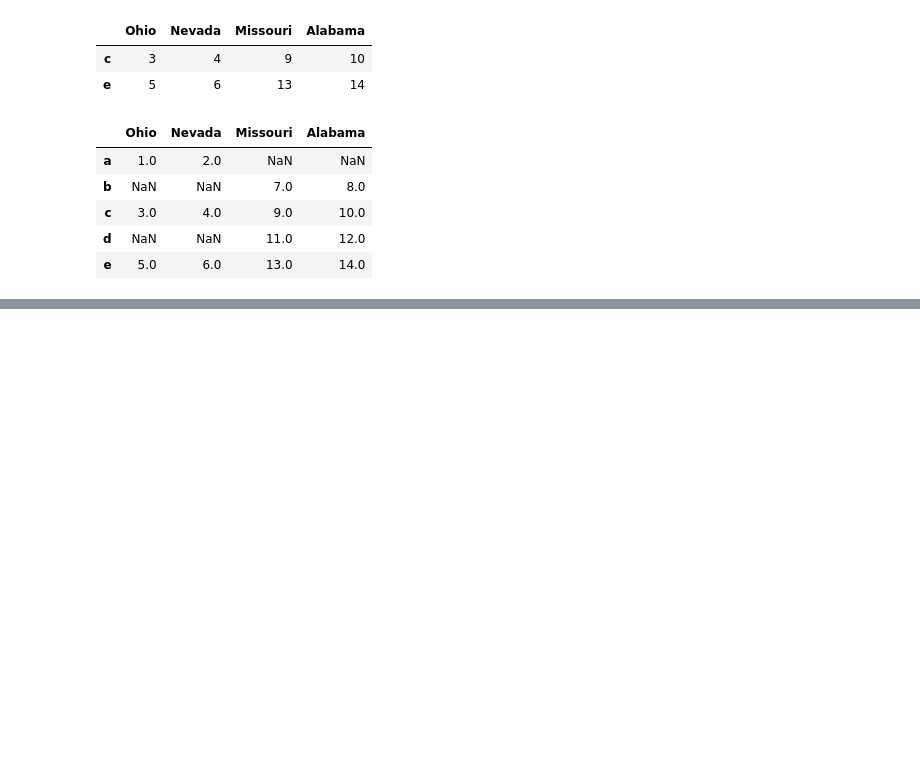
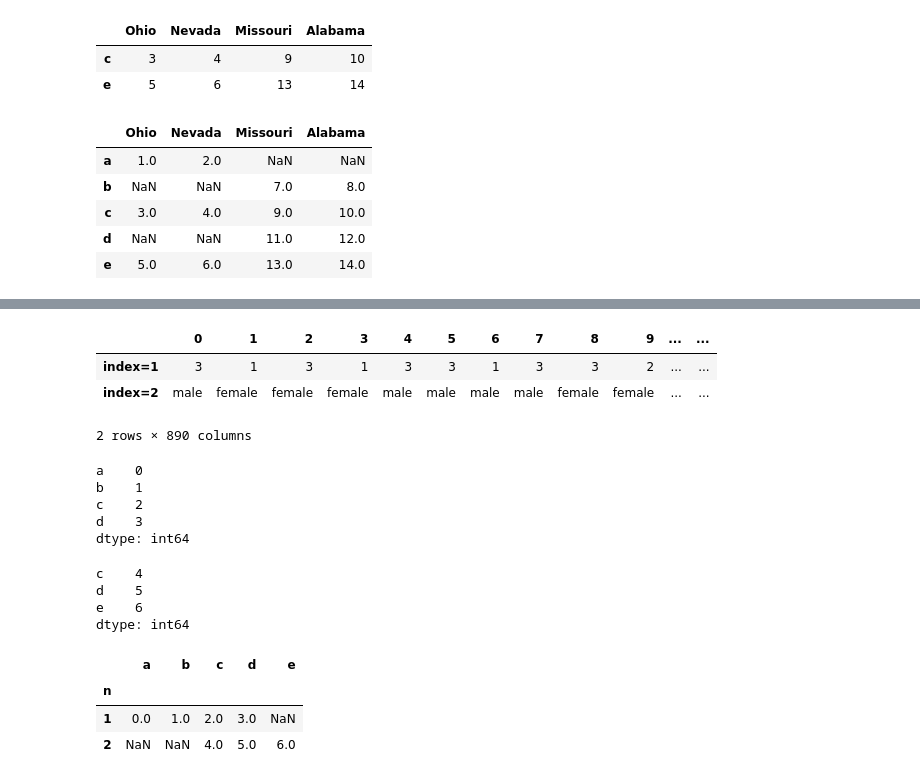
Before and after one commit to You-yongbin/python-for-data-analysis, a Jupyter notebook: day04.ipynb, the cells around one changed output, grey strips where cells are left out. Cells and saved outputs as stored; diff of their text form; code cells hidden in the pictures; blank space fills up the shorter version.

```diff
--- a/day04.ipynb
+++ b/day04.ipynb
@@ -302,0 +552,12 @@ pd.merge(left2, right2, left_index=True, right_index=True, how='outer')
+# %%
+t_pclass = titanic['pclass']
+# %%
+t_sex = titanic['sex']
+# %%
+df_titanic = pd.DataFrame([t_pclass, t_sex], index = ['index=1','index=2'], columns= range(890))
+df_titanic
+# %% [output]
+|  | 0 | 1 | 2 | 3 | 4 | 5 | 6 | 7 | 8 | 9 | ... | ... |
+| index=1 | 3 | 1 | 3 | 1 | 3 | 3 | 1 | 3 | 3 | 2 | ... | ... |
+| index=2 | male | female | female | female | male | male | male | male | female | female | ... | ... |
+2 rows × 890 columns
@@ -302,0 +567,23 @@ pd.merge(left2, right2, left_index=True, right_index=True, how='outer')
+# %%
+s1
+# %% [output]
+a    0
+b    1
+c    2
+d    3
+dtype: int64
+# %%
+s2
+# %% [output]
+c    4
+d    5
+e    6
+dtype: int64
+# %%
+data2 = pd.concat([s1,s2], keys=[1,2], names="n")
+data2.unstack()
+# %% [output]
+|  | a | b | c | d | e |
+| n |  |  |  |  |  |
+| 1 | 0.0 | 1.0 | 2.0 | 3.0 | NaN |
+| 2 | NaN | NaN | 4.0 | 5.0 | 6.0 |
```
Also changed, not shown: parts of 39 cells of this notebook.
